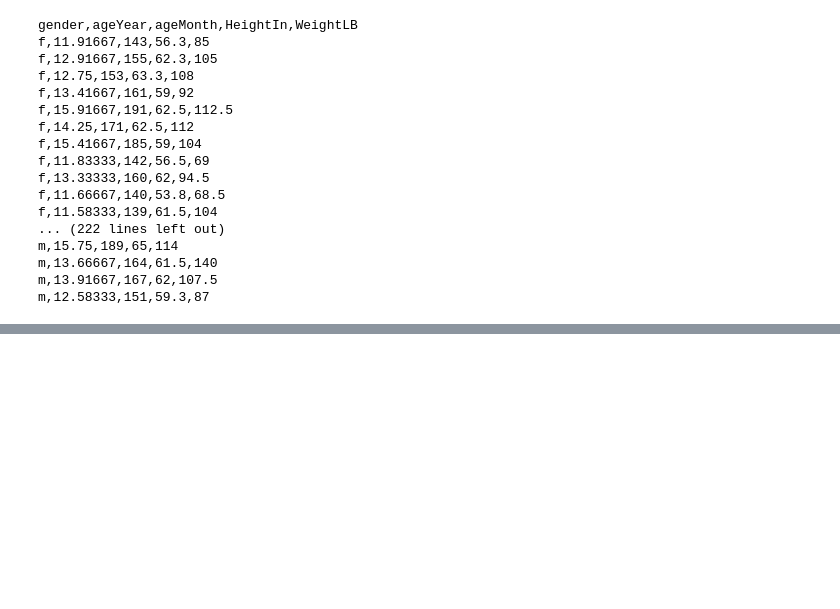
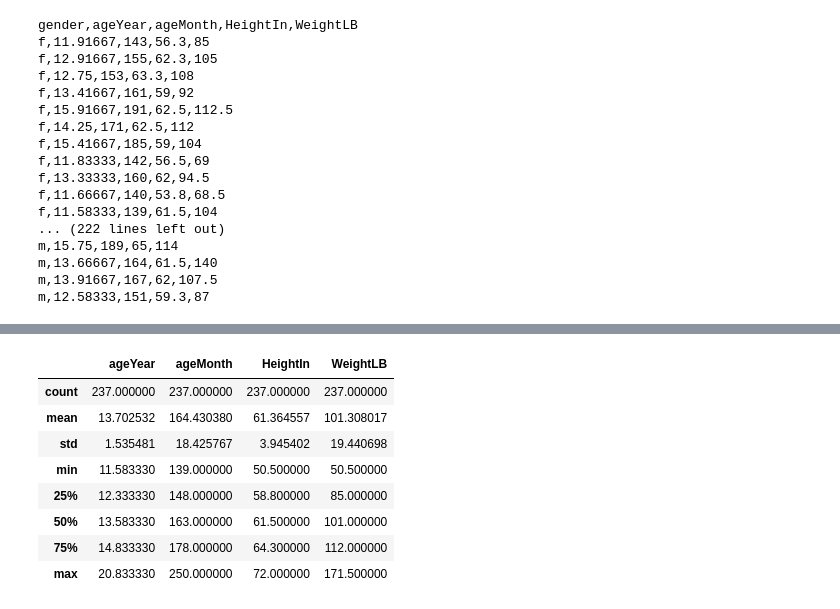
Before and after one commit to TheChanRProject/DevMasters-NewNB, a Jupyter notebook: NewNB-Python-V3.ipynb, the cells around one changed output, grey strips where cells are left out. Drawn from its saved outputs; the diff is of its cells as text; code cells hidden in the pictures; blank space fills up the shorter version.

```diff
--- a/NewNB-Python-V3.ipynb
+++ b/NewNB-Python-V3.ipynb
@@ -192,0 +210,14 @@ display(Markdown(f" ### The shape of our data's data frame object is {df.shape[0
+# %%
+# Get some summary statistics about your data using .describe()
+
+df.describe()
+# %% [output]
+|  | ageYear | ageMonth | HeightIn | WeightLB |
+| count | 237.000000 | 237.000000 | 237.000000 | 237.000000 |
+| mean | 13.702532 | 164.430380 | 61.364557 | 101.308017 |
+| std | 1.535481 | 18.425767 | 3.945402 | 19.440698 |
+| min | 11.583330 | 139.000000 | 50.500000 | 50.500000 |
+| 25% | 12.333330 | 148.000000 | 58.800000 | 85.000000 |
+| 50% | 13.583330 | 163.000000 | 61.500000 | 101.000000 |
+| 75% | 14.833330 | 178.000000 | 64.300000 | 112.000000 |
+| max | 20.833330 | 250.000000 | 72.000000 | 171.500000 |
```
Also changed, not shown: parts of 8 cells of this notebook.
